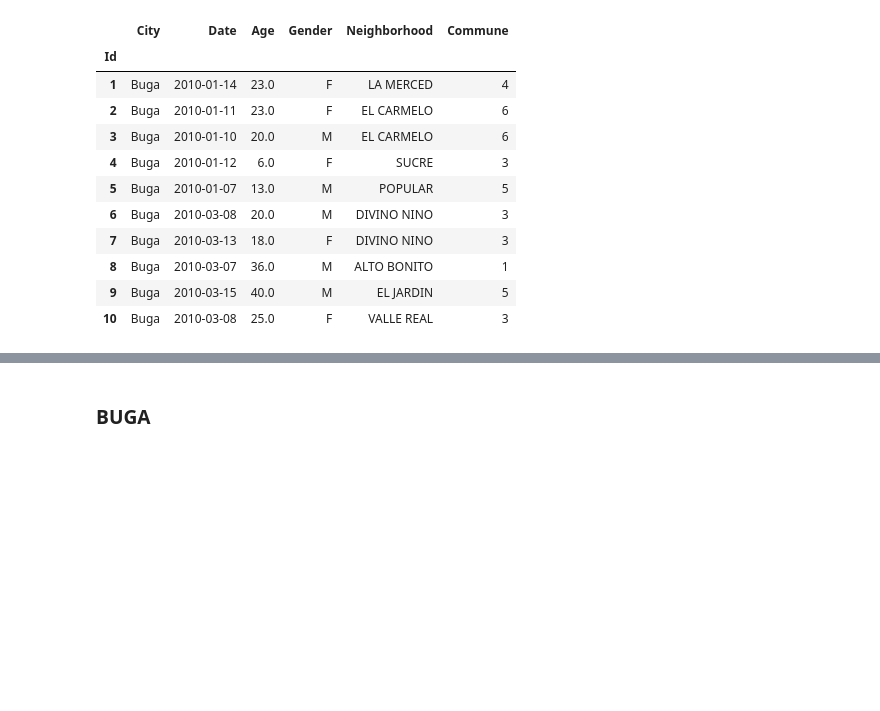
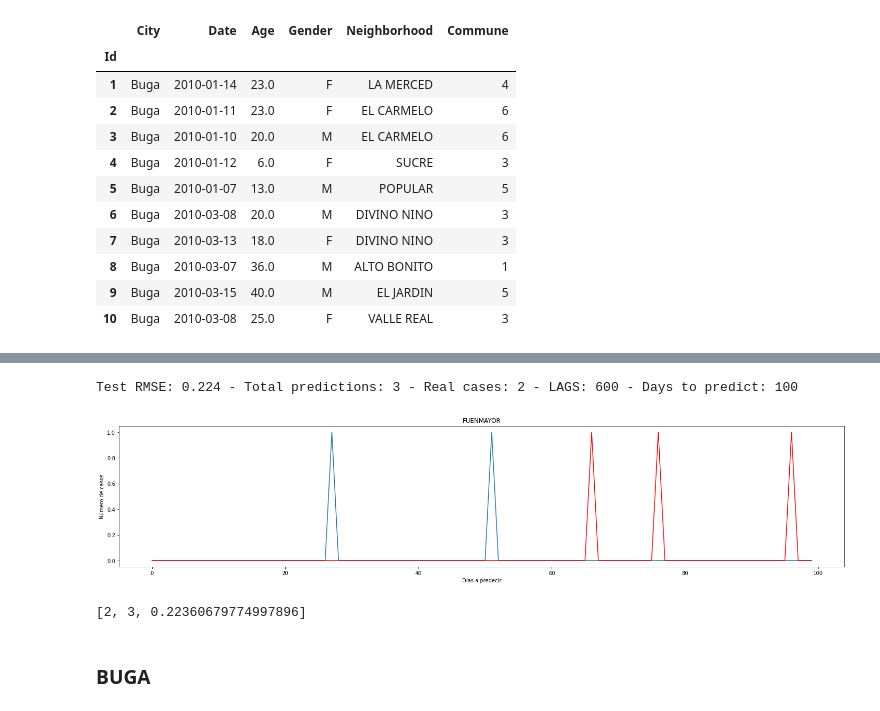
Before and after one commit to JuanImbachi/PDG, a Jupyter notebook: Analysis/data_analytics/Modelamiento datos.ipynb, the cells around one changed output, grey strips where cells are left out. Saved outputs shown, nothing was run; the diff lists cells and outputs as text; code cells hidden in the pictures; blank space fills up the shorter version.

Commit message:
feat: Data modeling evaluation

```diff
--- a/Analysis/data_analytics/Modelamiento datos.ipynb
+++ b/Analysis/data_analytics/Modelamiento datos.ipynb
@@ -167,23 +221,16 @@ def AR_model2(series, nb_name) :
 # %%
-def runModel(neighborhoods_df, city) :
-
-    for neighborhood_name in neighborhoods_df.index :
-        # Obtención conjunto entrenamiento
-        if city == 'Buga' :
-            nb_df = dfBuga[dfBuga.Neighborhood == neighborhood_name]
-        elif city == 'Giron' :
-            nb_df = dfGiron[dfGiron.Neighborhood == neighborhood_name]
-        else :
-            nb_df = dfYopal[dfYopal.Neighborhood == neighborhood_name]
-        nb_df = pd.DataFrame(nb_df['Date'].value_counts().sort_index())
-        nb_df.columns = ['Cases']
-        nb_df.index.name = 'Date'
-        if nb_df['Cases'].sum() >= 100 :
-            df_zeros = assign_zeros(nb_df)
-            df_zeros.set_index('Date',inplace=True)
-
-            # Ejecución del modelo AR
-            AR_model2(df_zeros, neighborhood_name)
+nb_df = dfBuga[dfBuga.Neighborhood == "FUENMAYOR"]
+nb_df = pd.DataFrame(nb_df['Date'].value_counts().sort_index())
+nb_df.columns = ['Cases']
+nb_df.index.name = 'Date'
+df_zeros = assign_zeros(nb_df)
+df_zeros.set_index('Date',inplace=True)
+# %%
+AR_Test(df_zeros, "FUENMAYOR", 100, 600, True)
+# %% [output]
+Test RMSE: 0.224 - Total predictions: 3 - Real cases: 2 - LAGS: 600 - Days to predict: 100
+[figure, added]
+[2, 3, 0.22360679774997896]
 # %% [markdown]
 ### BUGA
 # %%
```
Also changed, not shown: parts of 20 cells of this notebook, 1 other file.
